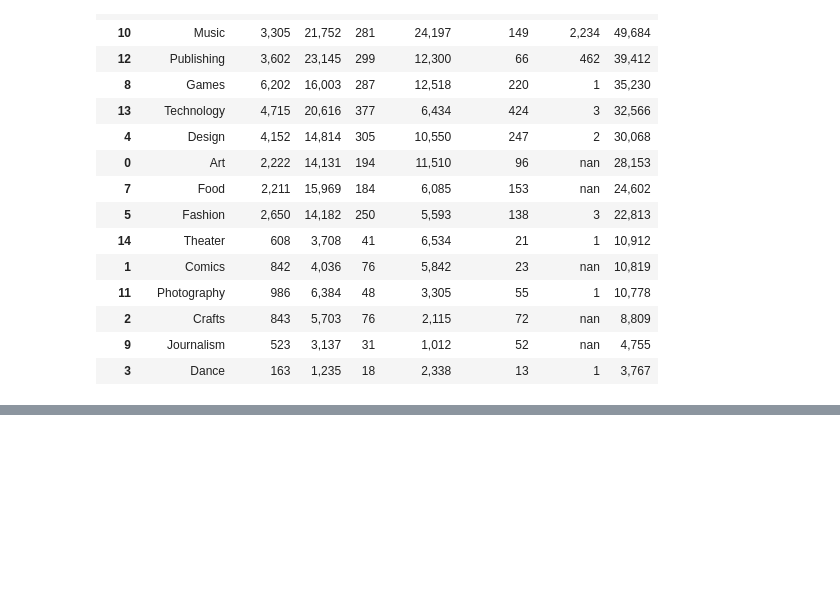
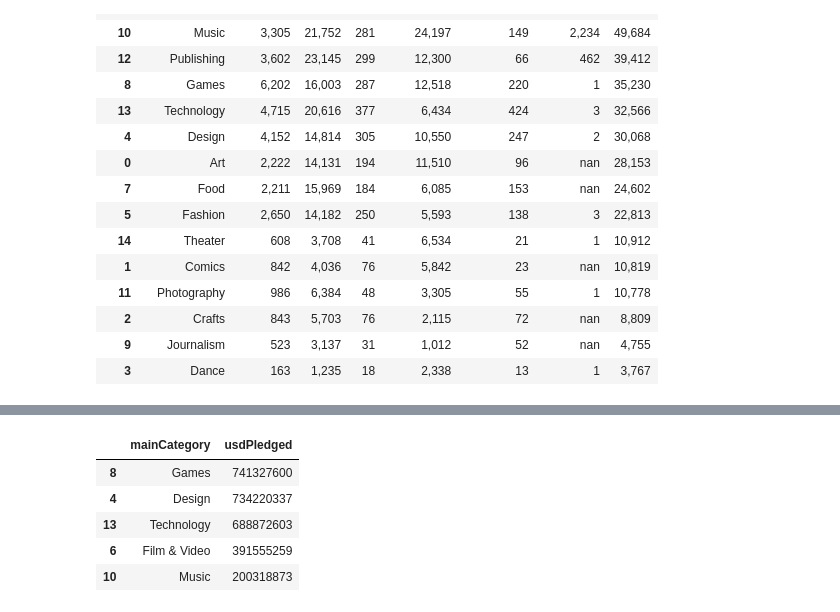
Before and after one commit to a-alonso/KickStarterConda, a Jupyter notebook: nuBank.ipynb, the cells around one changed output, grey strips where cells are left out. Cells and saved outputs as stored; diff of their text form; code cells hidden in the pictures; blank space fills up the shorter version.

```diff
--- a/nuBank.ipynb
+++ b/nuBank.ipynb
@@ -206,0 +203,15 @@ AttributeError: 'NoneType' object has no attribute 'update'
+# %%
+#Category Revenue
+
+mainCategory2018Revenue = jan2018.groupby('mainCategory').usdPledged.sum().reset_index()
+mainCategory2018Revenue = mainCategory2018Revenue.sort_values('usdPledged',ascending=False)
+
+
+mainCategory2018Revenue.head()
+# %% [output]
+|  | mainCategory | usdPledged |
+| 8 | Games | 741327600 |
+| 4 | Design | 734220337 |
+| 13 | Technology | 688872603 |
+| 6 | Film & Video | 391555259 |
+| 10 | Music | 200318873 |
```
Also changed, not shown: parts of 4 cells of this notebook.
